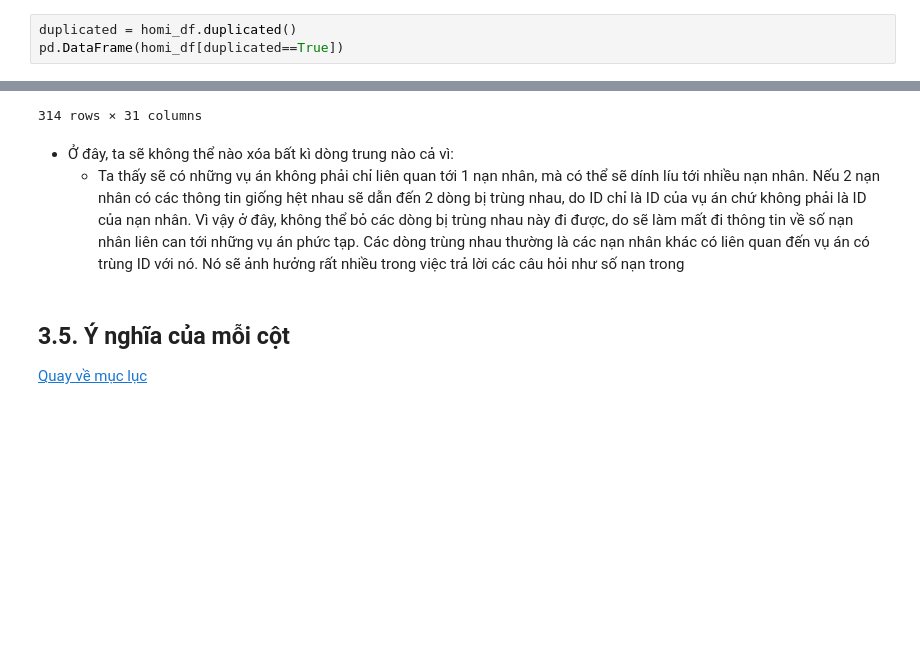
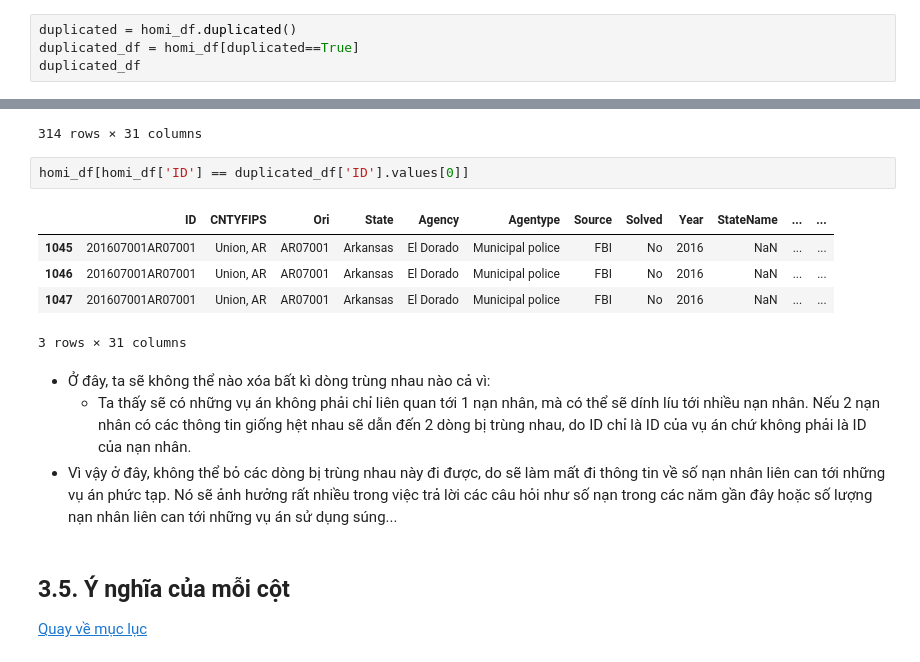
Before and after one commit to SangPhan852/P4DS_Project, a Jupyter notebook: 20127288_20127613.ipynb, the cells around one changed output, grey strips where cells are left out. Drawn from its saved outputs; the diff is of its cells as text; blank space fills up the shorter version.

Commit message:
Update duplicate and run all

```diff
--- a/20127288_20127613.ipynb
+++ b/20127288_20127613.ipynb
@@ -115,7 +115,8 @@ Mỗi dòng là thông tin của 1 vụ án bao gồm thời gian, địa điể
 [Quay về mục lục](#TOC)
 # %%
 duplicated = homi_df.duplicated()
-pd.DataFrame(homi_df[duplicated==True])
+duplicated_df = homi_df[duplicated==True]
+duplicated_df
 # %% [output]
 |  | ID | CNTYFIPS | Ori | State | Agency | Agentype | Source | Solved | Year | StateName | ... | ... |
 | 1046 | 201607001AR07001 | Union, AR | AR07001 | Arkansas | El Dorado | Municipal police | FBI | No | 2016 | NaN | ... | ... |
@@ -130,11 +131,18 @@ pd.DataFrame(homi_df[duplicated==True])
 | 91559 | 202012001WV02000 | Kanawha, WV | WV02000 | West Virginia | Kanawha County | Sheriff | FBI | Yes | 2020 | WEST V | ... | ... |
 | 91605 | 202003001WV02800 | Mercer, WV | WV02800 | West Virginia | Mercer County | Sheriff | FBI | Yes | 2020 | WEST V | ... | ... |
 314 rows × 31 columns
+# %%
+homi_df[homi_df['ID'] == duplicated_df['ID'].values[0]]
+# %% [output]
+|  | ID | CNTYFIPS | Ori | State | Agency | Agentype | Source | Solved | Year | StateName | ... | ... |
+| 1045 | 201607001AR07001 | Union, AR | AR07001 | Arkansas | El Dorado | Municipal police | FBI | No | 2016 | NaN | ... | ... |
+| 1046 | 201607001AR07001 | Union, AR | AR07001 | Arkansas | El Dorado | Municipal police | FBI | No | 2016 | NaN | ... | ... |
+| 1047 | 201607001AR07001 | Union, AR | AR07001 | Arkansas | El Dorado | Municipal police | FBI | No | 2016 | NaN | ... | ... |
+3 rows × 31 columns
 # %% [markdown]
-- Ở đây, ta sẽ không thể nào xóa bất kì dòng trung nào cả vì:
+- Ở đây, ta sẽ không thể nào xóa bất kì dòng trùng nhau nào cả vì:
     - Ta thấy sẽ có những vụ án không phải chỉ liên quan tới 1 nạn nhân, mà có thể sẽ dính líu tới nhiều nạn nhân. Nếu 2 nạn nhân có các thông tin giống hệt nhau sẽ dẫn đến 2 dòng bị trùng nhau, do ID chỉ là ID của vụ án chứ không phải là ID của nạn nhân.
-    Vì vậy ở đây, không thể bỏ các dòng bị trùng nhau này đi được, do sẽ làm mất đi thông tin về số nạn nhân liên can tới những vụ án phức tạp.
-Các dòng trùng nhau thường là các nạn nhân khác có liên quan đến vụ án có trùng ID với nó. Nó sẽ ảnh hưởng rất nhiều trong việc trả lời các câu hỏi như số nạn trong
+- Vì vậy ở đây, không thể bỏ các dòng bị trùng nhau này đi được, do sẽ làm mất đi thông tin về số nạn nhân liên can tới những vụ án phức tạp. Nó sẽ ảnh hưởng rất nhiều trong việc trả lời các câu hỏi như số nạn trong các năm gần đây hoặc số lượng nạn nhân liên can tới những vụ án sử dụng súng...
 # %% [markdown]
 ## 3.5. Ý nghĩa của mỗi cột <a name = "section3_5"></a>
 [Quay về mục lục](#TOC)
```
Also changed, not shown: parts of 6 cells of this notebook.
